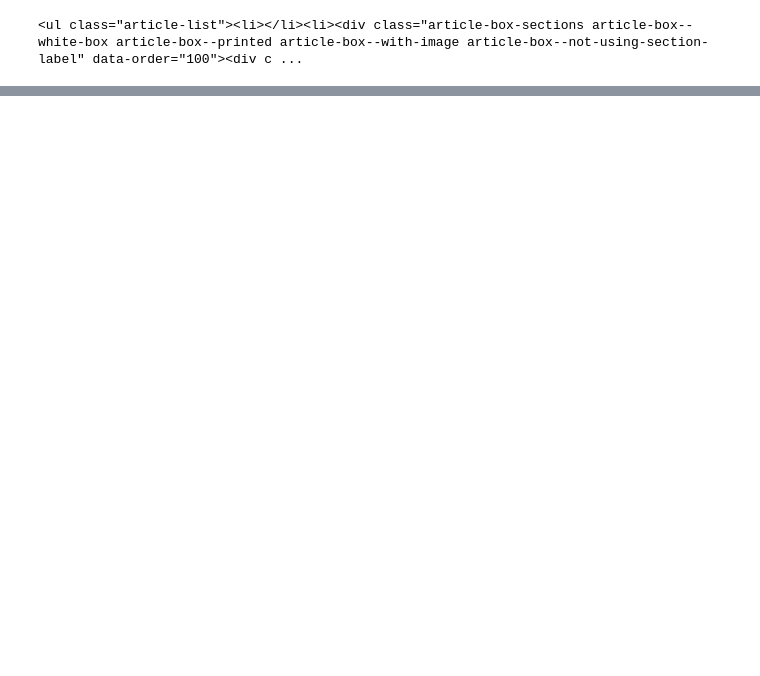
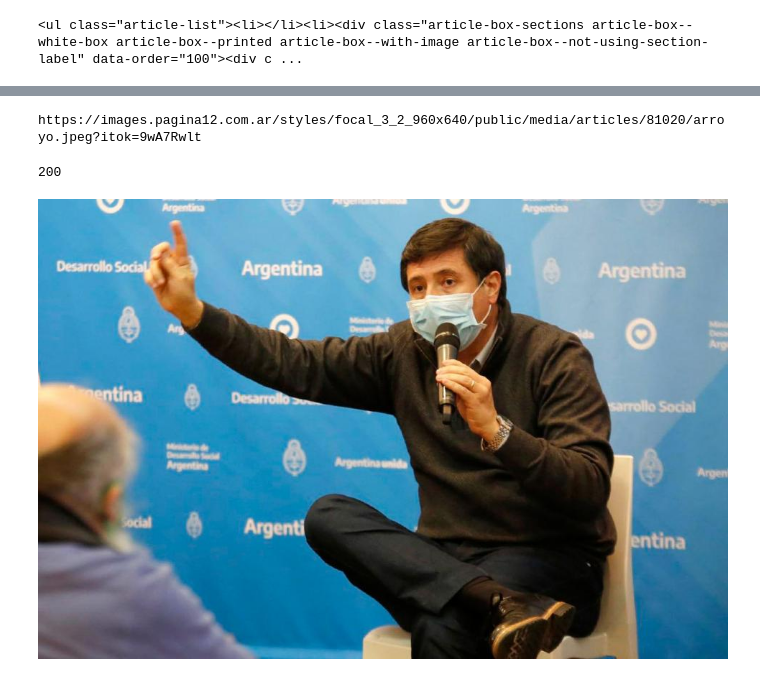
Before and after one commit to maurogome/platzi, a Jupyter notebook: escuela_data_science/web_scraping/request_beautiful_soup/01 - Descargando una pagina web.ipynb, the cells around one changed output, grey strips where cells are left out. Drawn from its saved outputs; the diff is of its cells as text; code cells hidden in the pictures; blank space fills up the shorter version.

```diff
--- a/escuela_data_science/web_scraping/request_beautiful_soup/01 - Descargando una pagina web.ipynb
+++ b/escuela_data_science/web_scraping/request_beautiful_soup/01 - Descargando una pagina web.ipynb
@@ -206,0 +236,5 @@ article_list
+# %%
+media = s_nota.find('div', attrs = {'class':'article-main-media-image'})
+# %%
+imagenes = media.find_all('img')
+imagenes
@@ -206,0 +247,15 @@ article_list
+# %%
+if len(imagenes) == 0:
+    print('No se encotraron imagenes')
+else:
+    imagen = imagenes[-1]
+    img_src = imagen.get('data-src')
+    print(img_src)
+# %% [output]
+https://images.pagina12.com.ar/styles/focal_3_2_960x640/public/media/articles/81020/arroyo.jpeg?itok=9wA7Rwlt
+# %%
+img_req = requests.get(img_src)
+# %%
+img_req.status_code
+# %% [output]
+200
@@ -206,0 +264,4 @@ article_list
+# %%
+Image(img_req.content)
+# %% [output]
+[figure, added]
```
Also changed, not shown: parts of 16 cells of this notebook, 3 other files.
